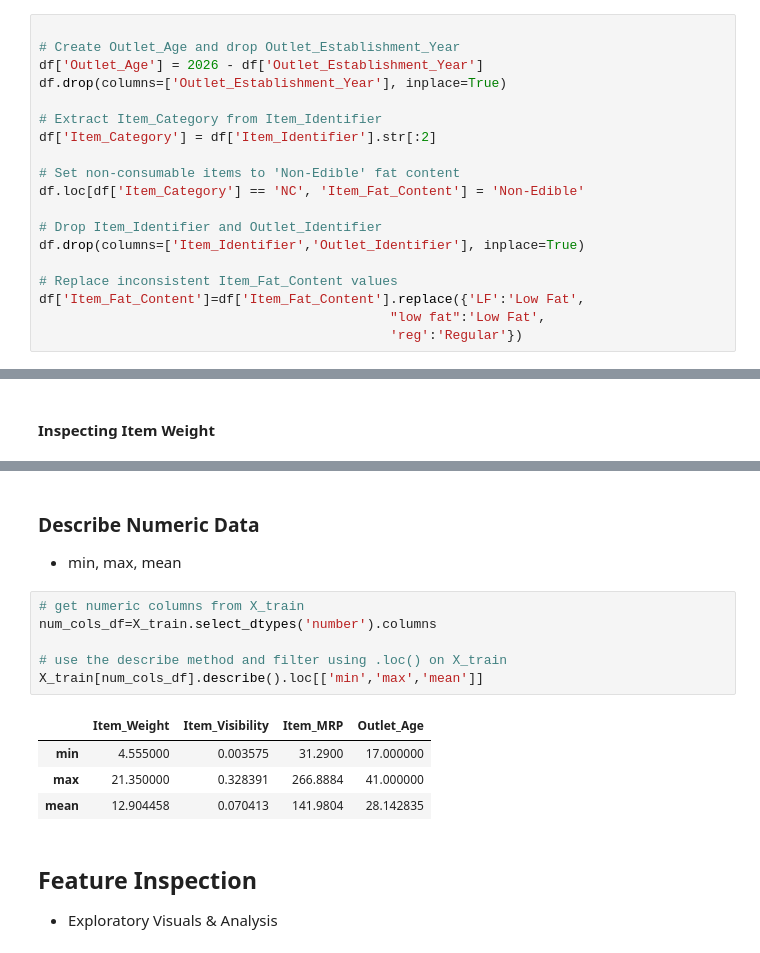
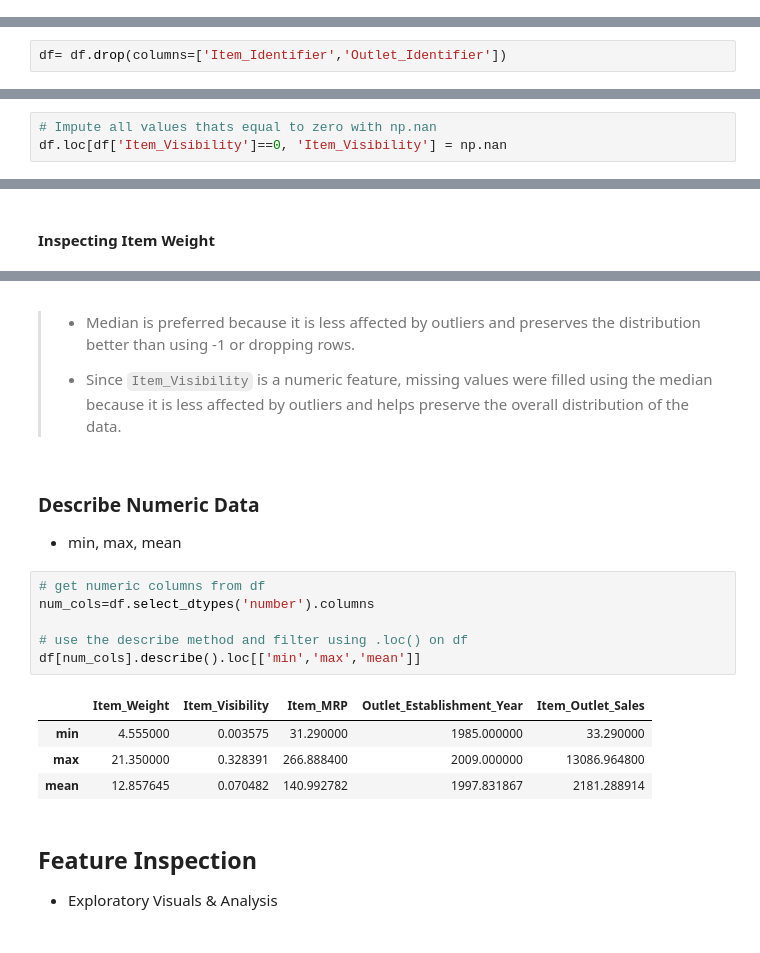
Before and after one commit to swirita/Prediction-of-Product-Sales, a Jupyter notebook: Prediction_of_Product_Sales.ipynb, the cells around one changed output, grey strips where cells are left out. Saved outputs shown, nothing was run; the diff lists cells and outputs as text.

```diff
--- a/Prediction_of_Product_Sales.ipynb
+++ b/Prediction_of_Product_Sales.ipynb
@@ -81,19 +95,0 @@ The following feature engineering steps have been applied to the `df` DataFrame
-# %%
-
-# Create Outlet_Age and drop Outlet_Establishment_Year
-df['Outlet_Age'] = 2026 - df['Outlet_Establishment_Year']
-df.drop(columns=['Outlet_Establishment_Year'], inplace=True)
-
-# Extract Item_Category from Item_Identifier
-df['Item_Category'] = df['Item_Identifier'].str[:2]
-
-# Set non-consumable items to 'Non-Edible' fat content
-df.loc[df['Item_Category'] == 'NC', 'Item_Fat_Content'] = 'Non-Edible'
-
-# Drop Item_Identifier and Outlet_Identifier
-df.drop(columns=['Item_Identifier','Outlet_Identifier'], inplace=True)
-
-# Replace inconsistent Item_Fat_Content values
-df['Item_Fat_Content']=df['Item_Fat_Content'].replace({'LF':'Low Fat',
-                                             "low fat":'Low Fat',
-                                             'reg':'Regular'})
@@ -118,3 +106,5 @@ X_test.loc[X_test['Item_Visibility'] == 0, 'Item_Visibility'] = np.nan
+# %%
+df= df.drop(columns=['Item_Identifier','Outlet_Identifier'])
 # %% [markdown]
 ### Duplicated Rows
 # %%
@@ -160,0 +223,3 @@ dtype: float64
+# %%
+# Impute all values thats equal to zero with np.nan
+df.loc[df['Item_Visibility']==0, 'Item_Visibility'] = np.nan
@@ -303,17 +279,21 @@ dtype: int64
+# %% [markdown]
+> - Median is preferred because it is less affected by outliers and preserves the distribution better than using -1 or dropping rows.
+>
+> - Since `Item_Visibility` is a numeric feature, missing values were filled using the median because it is less affected by outliers and helps preserve the overall distribution of the data.
 # %% [markdown]
 ### Describe Numeric Data
 - min, max, mean
 # %%
-# get numeric columns from X_train
-num_cols_df=X_train.select_dtypes('number').columns
+# get numeric columns from df
+num_cols=df.select_dtypes('number').columns
 
-# use the describe method and filter using .loc() on X_train
-X_train[num_cols_df].describe().loc[['min','max','mean']]
+# use the describe method and filter using .loc() on df
+df[num_cols].describe().loc[['min','max','mean']]
 # %% [output]
-|  | Item_Weight | Item_Visibility | Item_MRP | Outlet_Age |
-| min | 4.555000 | 0.003575 | 31.2900 | 17.000000 |
-| max | 21.350000 | 0.328391 | 266.8884 | 41.000000 |
-| mean | 12.904458 | 0.070413 | 141.9804 | 28.142835 |
+|  | Item_Weight | Item_Visibility | Item_MRP | Outlet_Establishment_Year | Item_Outlet_Sales |
+| min | 4.555000 | 0.003575 | 31.290000 | 1985.000000 | 33.290000 |
+| max | 21.350000 | 0.328391 | 266.888400 | 2009.000000 | 13086.964800 |
+| mean | 12.857645 | 0.070482 | 140.992782 | 1997.831867 | 2181.288914 |
 # %% [markdown]
 ## Feature Inspection
 - Exploratory Visuals & Analysis
```
Also changed, not shown: parts of 95 cells of this notebook.
